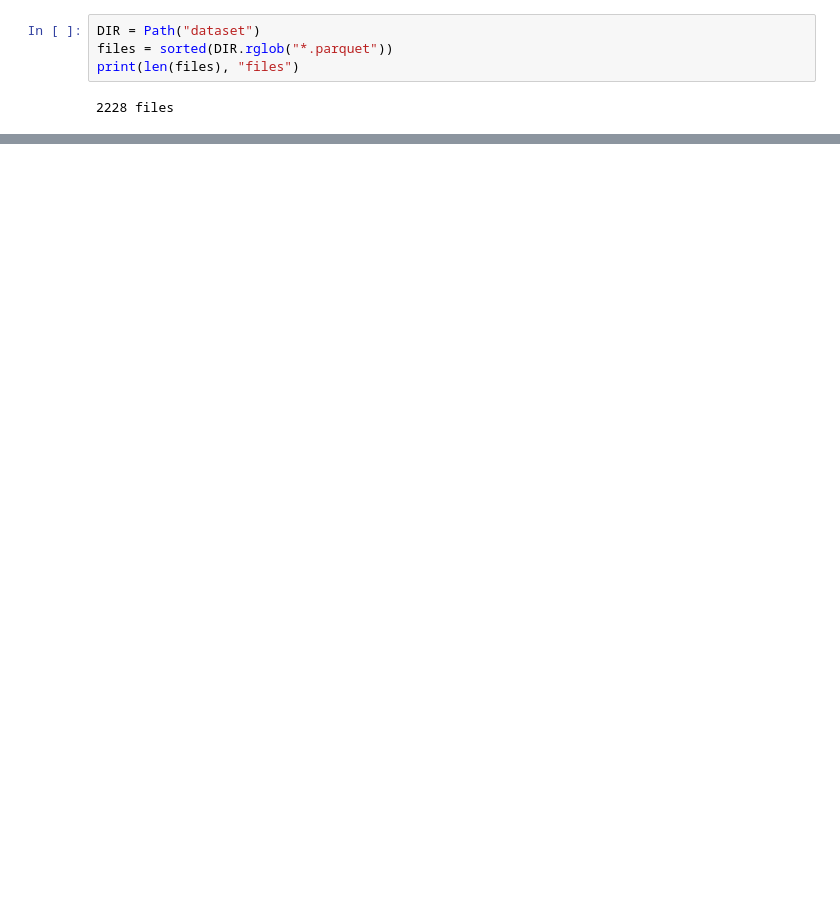
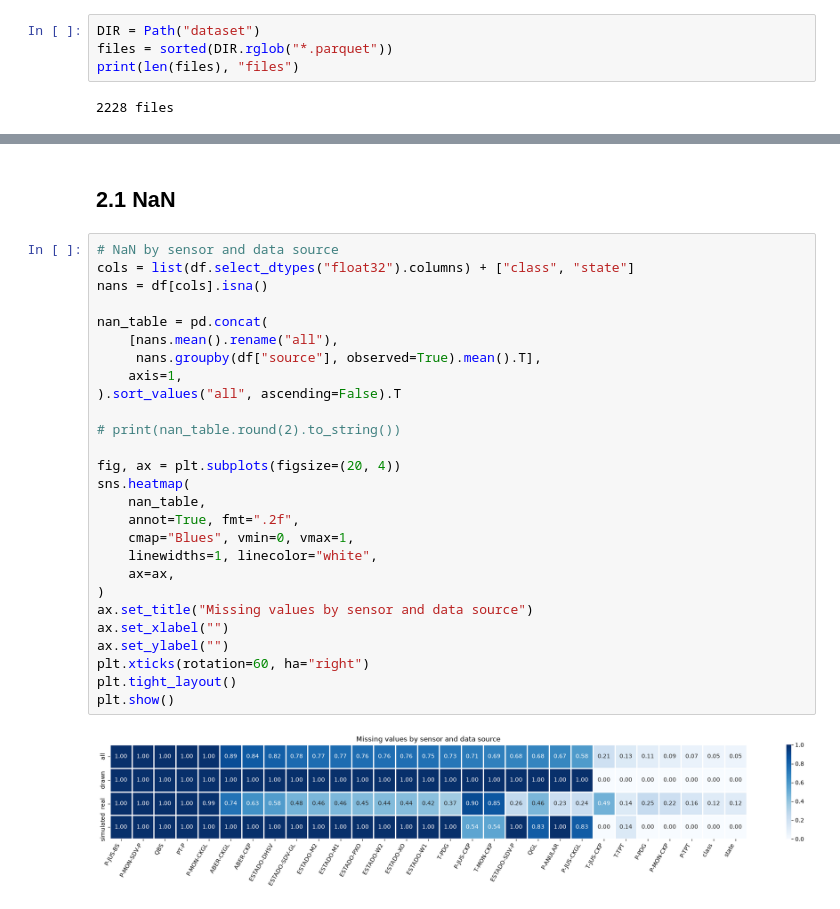
Before and after one commit to tommasofacchin/uis-msc-data-science, a Jupyter notebook: DAT540 - Data science/Project/01_eda.ipynb, the cells around one changed output, grey strips where cells are left out. Drawn from its saved outputs; the diff is of its cells as text; blank space fills up the shorter version.

```diff
--- a/DAT540 - Data science/Project/01_eda.ipynb
+++ b/DAT540 - Data science/Project/01_eda.ipynb
@@ -100,0 +163,31 @@ dtype: object
+# %% [markdown]
+## 2.1 NaN
+# %%
+# NaN by sensor and data source
+cols = list(df.select_dtypes("float32").columns) + ["class", "state"]
+nans = df[cols].isna()
+
+nan_table = pd.concat(
+    [nans.mean().rename("all"),
+     nans.groupby(df["source"], observed=True).mean().T],
+    axis=1,
+).sort_values("all", ascending=False).T
+
+# print(nan_table.round(2).to_string())
+
+fig, ax = plt.subplots(figsize=(20, 4))
+sns.heatmap(
+    nan_table,
+    annot=True, fmt=".2f",
+    cmap="Blues", vmin=0, vmax=1,
+    linewidths=1, linecolor="white",
+    ax=ax,
+)
+ax.set_title("Missing values by sensor and data source")
+ax.set_xlabel("")
+ax.set_ylabel("")
+plt.xticks(rotation=60, ha="right")
+plt.tight_layout()
+plt.show()
+# %% [output]
+[figure, added]
```
Also changed, not shown: parts of 16 cells of this notebook, 1 other file.
